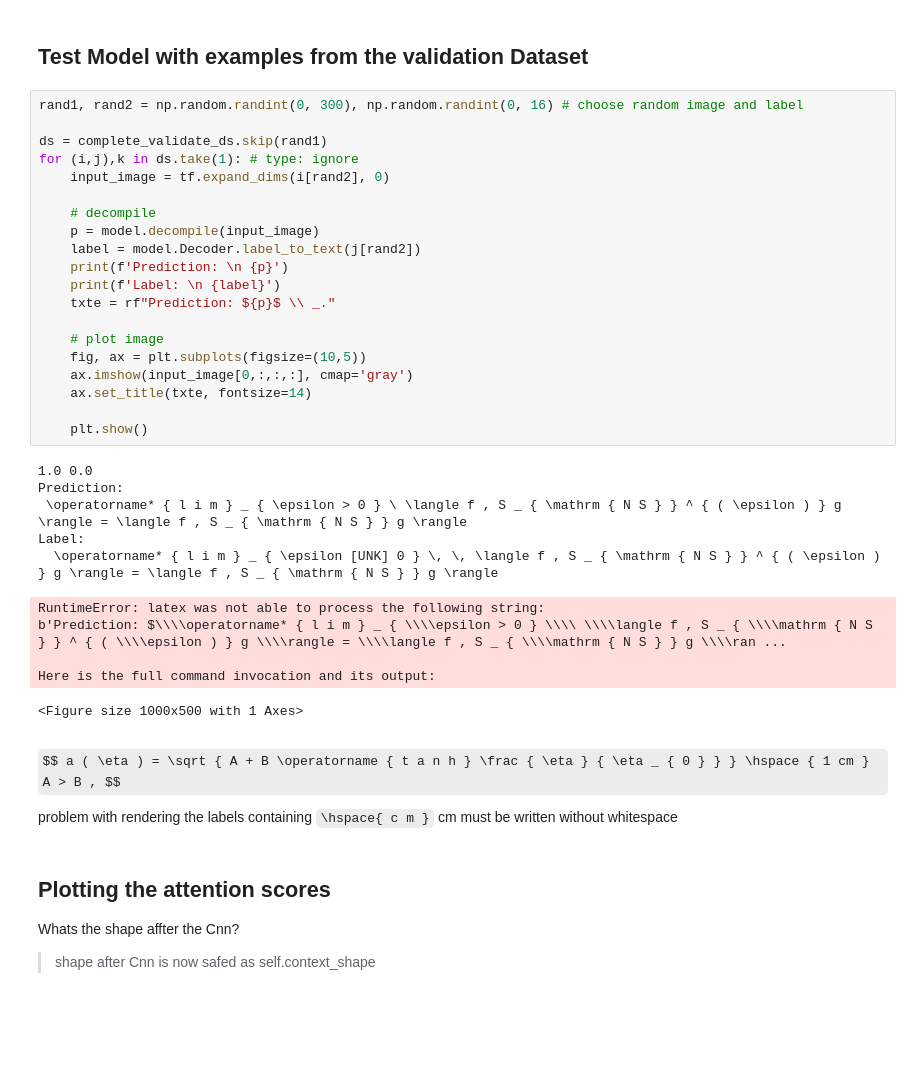
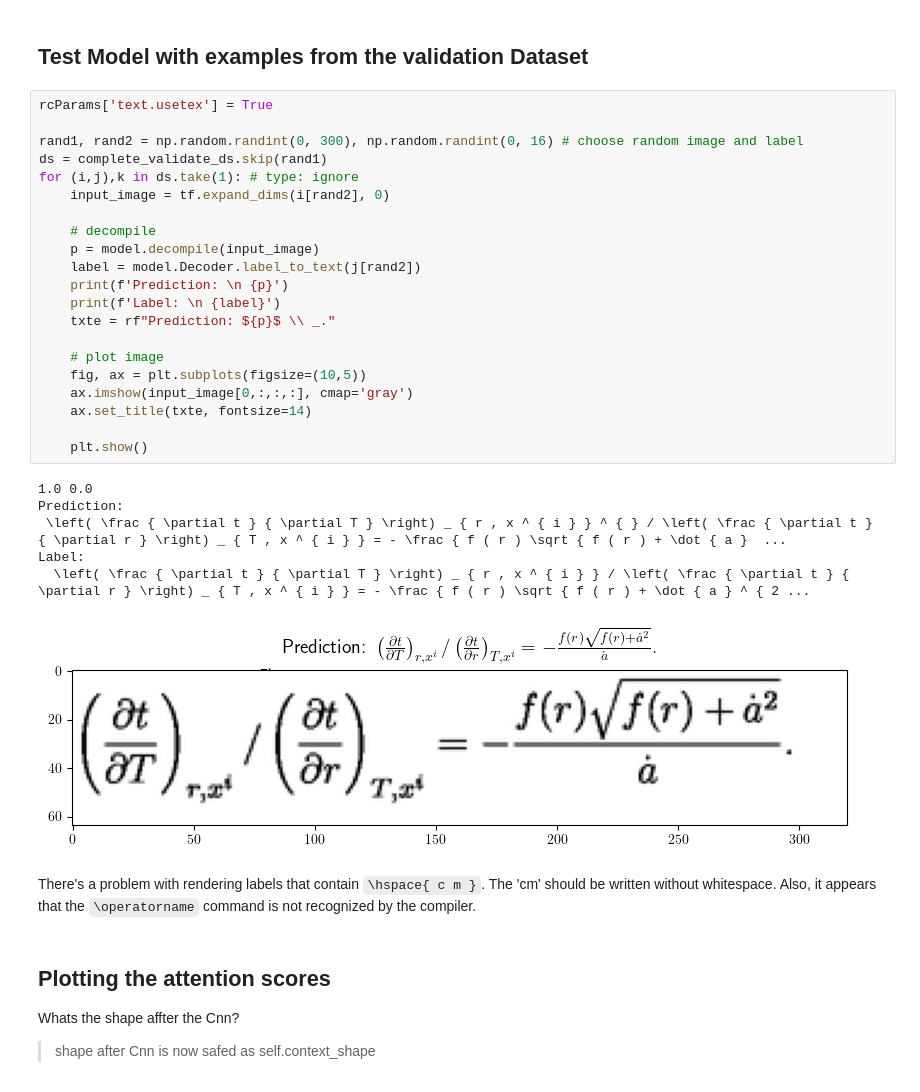
Before and after one commit to timmguthle/Image2LaTex, a Jupyter notebook: mk3/test_mk3.ipynb, the cells around one changed output. Cells and saved outputs as stored; diff of their text form; some formulas as TeX source; blank space fills up the shorter version.

```diff
--- a/mk3/test_mk3.ipynb
+++ b/mk3/test_mk3.ipynb
@@ -154,40 +154,36 @@ model.load_weights('/home/stud/ge42nog/projects/pix2tex/mk3/net_saves/save2')
 # %% [markdown]
 ## Test Model with examples from the validation Dataset
 # %%
+rcParams['text.usetex'] = True
+
 rand1, rand2 = np.random.randint(0, 300), np.random.randint(0, 16) # choose random image and label
-
 ds = complete_validate_ds.skip(rand1)
 for (i,j),k in ds.take(1): # type: ignore
     input_image = tf.expand_dims(i[rand2], 0)
 
     # decompile
     p = model.decompile(input_image)
     label = model.Decoder.label_to_text(j[rand2])
     print(f'Prediction: \n {p}')
     print(f'Label: \n {label}')
     txte = rf"Prediction: ${p}$ \\ _."
 
     # plot image
     fig, ax = plt.subplots(figsize=(10,5))
     ax.imshow(input_image[0,:,:,:], cmap='gray')
     ax.set_title(txte, fontsize=14)
 
     plt.show()
 # %% [output]
 1.0 0.0
 Prediction:
- \operatorname* { l i m } _ { \epsilon > 0 } \ \langle f , S _ { \mathrm { N S } } ^ { ( \epsilon ) } g \rangle = \langle f , S _ { \mathrm { N S } } g \rangle
+ \left( \frac { \partial t } { \partial T } \right) _ { r , x ^ { i } } ^ { } / \left( \frac { \partial t } { \partial r } \right) _ { T , x ^ { i } } = - \frac { f ( r ) \sqrt { f ( r ) + \dot { a }  ...
 Label:
-  \operatorname* { l i m } _ { \epsilon [UNK] 0 } \, \, \langle f , S _ { \mathrm { N S } } ^ { ( \epsilon ) } g \rangle = \langle f , S _ { \mathrm { N S } } g \rangle
+  \left( \frac { \partial t } { \partial T } \right) _ { r , x ^ { i } } / \left( \frac { \partial t } { \partial r } \right) _ { T , x ^ { i } } = - \frac { f ( r ) \sqrt { f ( r ) + \dot { a } ^ { 2 ...
-RuntimeError: latex was not able to process the following string:
-b'Prediction: $\\\\operatorname* { l i m } _ { \\\\epsilon > 0 } \\\\ \\\\langle f , S _ { \\\\mathrm { N S } } ^ { ( \\\\epsilon ) } g \\\\rangle = \\\\langle f , S _ { \\\\mathrm { N S } } g \\\\ran ...
-
-Here is the full command invocation and its output:
-<Figure size 1000x500 with 1 Axes>
+[figure, added]
-# %% [markdown]
-$$ a ( \eta ) = \sqrt { A + B \operatorname { t a n h } \frac { \eta } { \eta _ { 0 } } } \hspace { 1 cm } A > B , $$
-
-problem with rendering the labels containing `\hspace{ c m }` cm must be written without whitespace
+# %% [markdown]
+There's a problem with rendering labels that contain `\hspace{ c m }`. The 'cm' should be written without whitespace.
+Also, it appears that the `\operatorname` command is not recognized by the compiler.
 # %% [markdown]
 ## Plotting the attention scores
 Whats the shape affter the Cnn?
```
Also changed, not shown: parts of 1 cell of this notebook, 1 other file.
